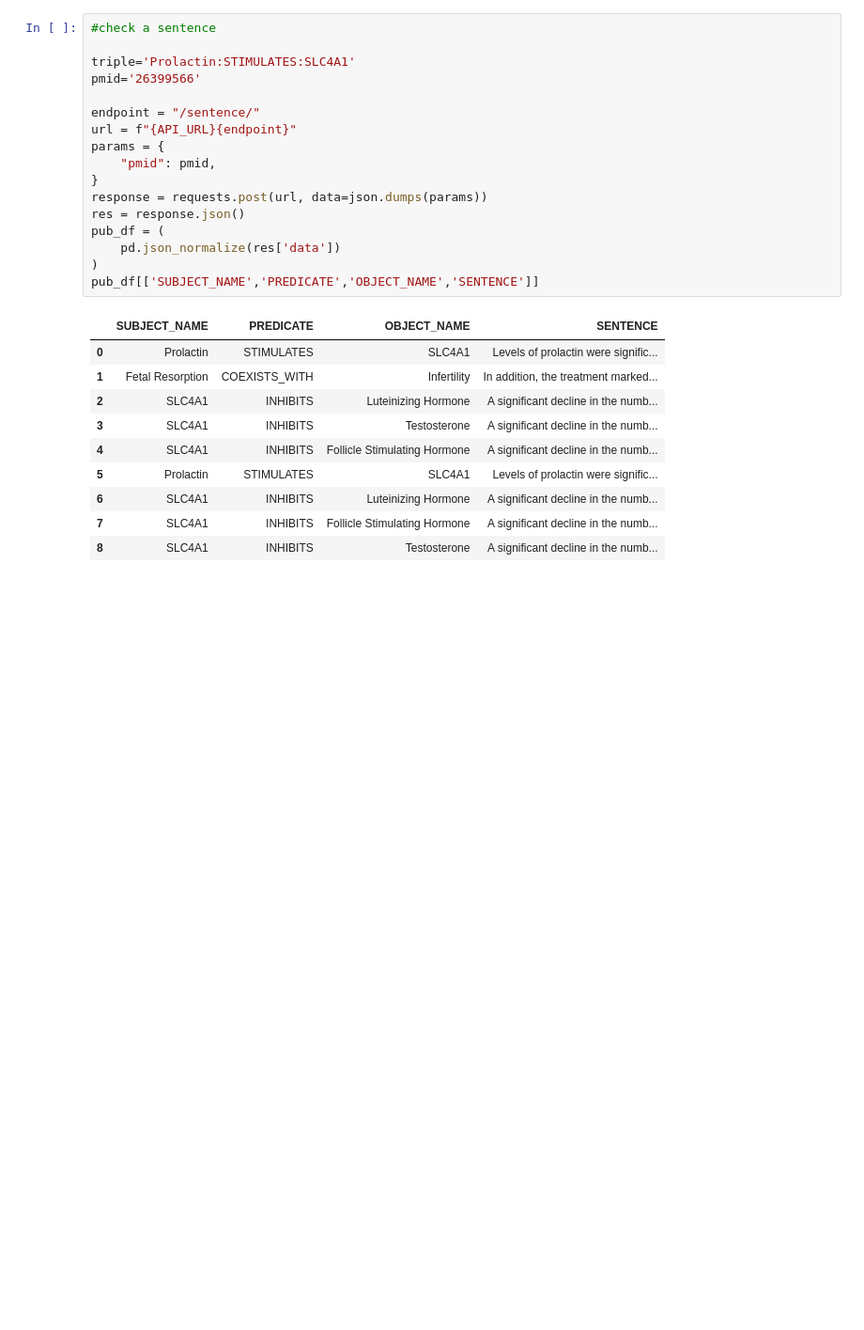
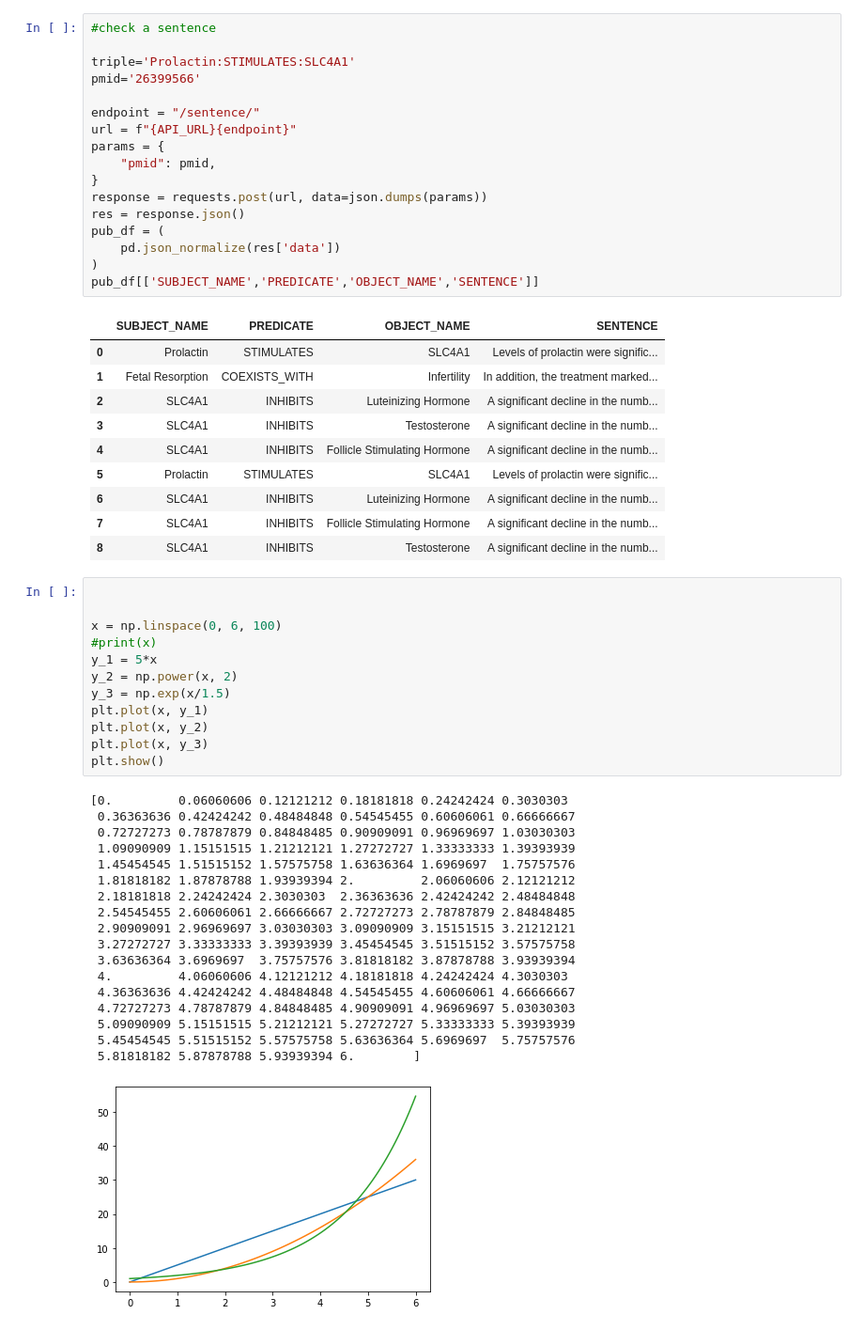
Before and after one commit to MRCIEU/MELODI-Presto, a Jupyter notebook: notebooks/analysis.ipynb, the cells around one changed output. Shown at 94% size. Drawn from its saved outputs; the diff is of its cells as text; blank space fills up the shorter version.

```diff
--- a/notebooks/analysis.ipynb
+++ b/notebooks/analysis.ipynb
@@ -283,3 +324,34 @@ pub_df[['SUBJECT_NAME','PREDICATE','OBJECT_NAME','SENTENCE']]
 | 6 | SLC4A1 | INHIBITS | Luteinizing Hormone | A significant decline in the numb... |
 | 7 | SLC4A1 | INHIBITS | Follicle Stimulating Hormone | A significant decline in the numb... |
 | 8 | SLC4A1 | INHIBITS | Testosterone | A significant decline in the numb... |
+# %%
+
+
+x = np.linspace(0, 6, 100)
+#print(x)
+y_1 = 5*x
+y_2 = np.power(x, 2)
+y_3 = np.exp(x/1.5)
+plt.plot(x, y_1)
+plt.plot(x, y_2)
+plt.plot(x, y_3)
+plt.show()
+# %% [output]
+[0.         0.06060606 0.12121212 0.18181818 0.24242424 0.3030303
+ 0.36363636 0.42424242 0.48484848 0.54545455 0.60606061 0.66666667
+ 0.72727273 0.78787879 0.84848485 0.90909091 0.96969697 1.03030303
+ 1.09090909 1.15151515 1.21212121 1.27272727 1.33333333 1.39393939
+ 1.45454545 1.51515152 1.57575758 1.63636364 1.6969697  1.75757576
+ 1.81818182 1.87878788 1.93939394 2.         2.06060606 2.12121212
+ 2.18181818 2.24242424 2.3030303  2.36363636 2.42424242 2.48484848
+ 2.54545455 2.60606061 2.66666667 2.72727273 2.78787879 2.84848485
+ 2.90909091 2.96969697 3.03030303 3.09090909 3.15151515 3.21212121
+ 3.27272727 3.33333333 3.39393939 3.45454545 3.51515152 3.57575758
+ 3.63636364 3.6969697  3.75757576 3.81818182 3.87878788 3.93939394
+ 4.         4.06060606 4.12121212 4.18181818 4.24242424 4.3030303
+ 4.36363636 4.42424242 4.48484848 4.54545455 4.60606061 4.66666667
+ 4.72727273 4.78787879 4.84848485 4.90909091 4.96969697 5.03030303
+ 5.09090909 5.15151515 5.21212121 5.27272727 5.33333333 5.39393939
+ 5.45454545 5.51515152 5.57575758 5.63636364 5.6969697  5.75757576
+ 5.81818182 5.87878788 5.93939394 6.        ]
+[figure, added]
```
Also changed, not shown: parts of 4 cells of this notebook.
